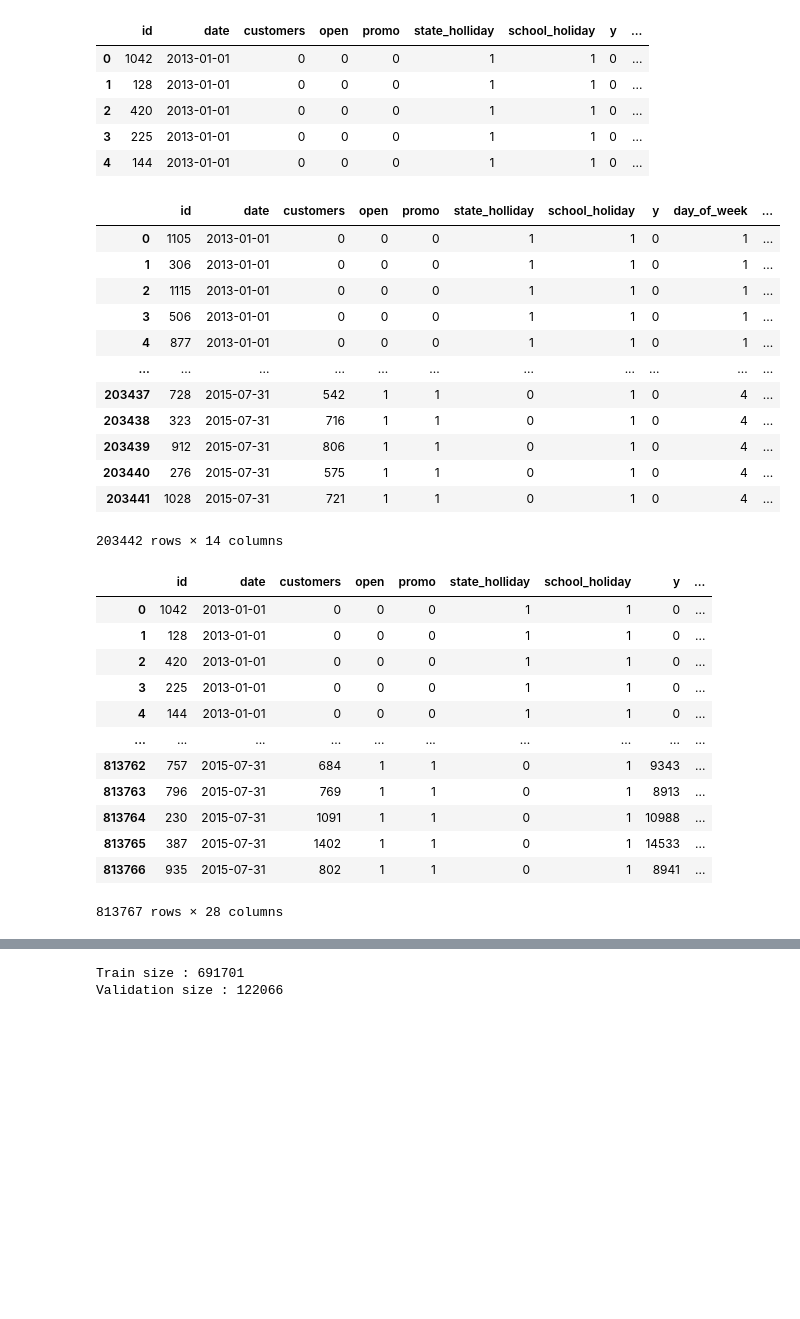
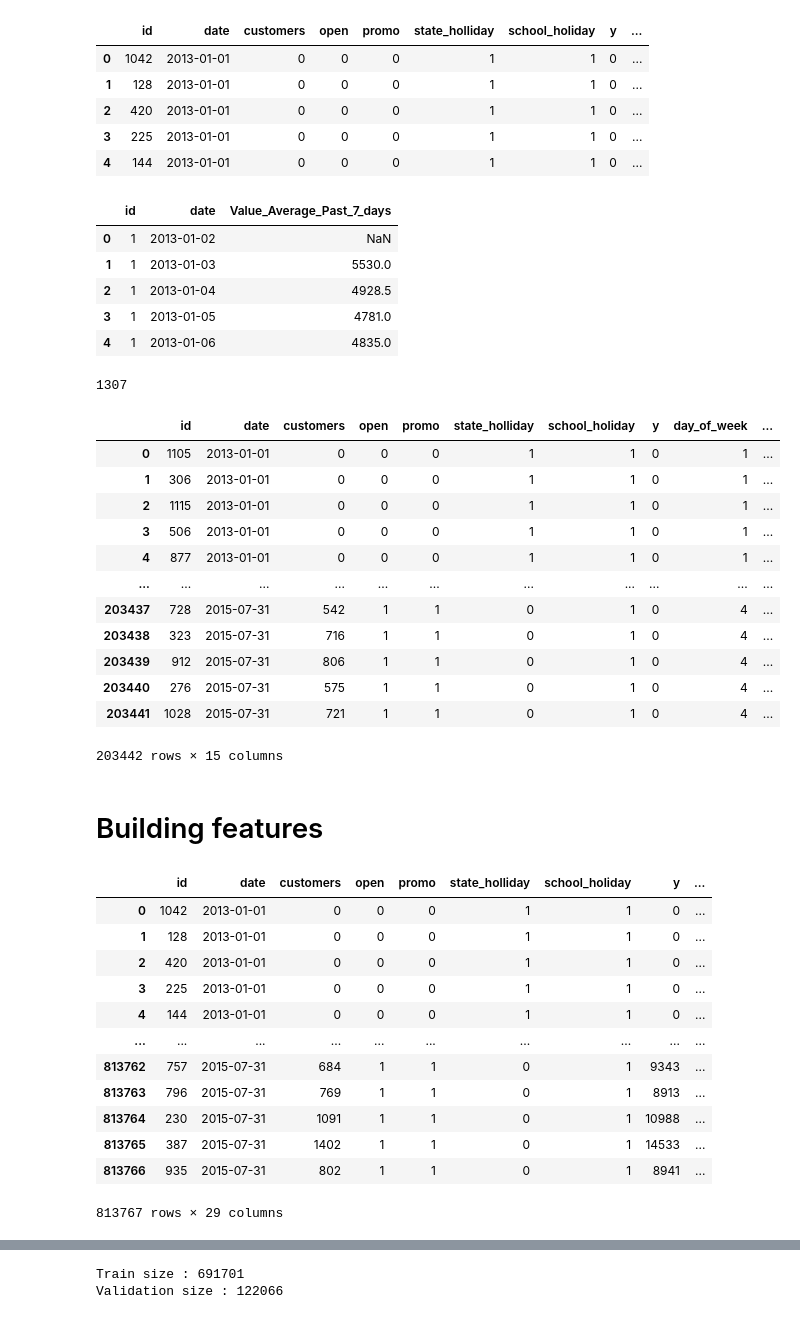
Before and after one commit to Omarbenjelloun915/ProjetData, a Jupyter notebook: ProjetDATA.ipynb, the cells around one changed output, grey strips where cells are left out. Saved outputs shown, nothing was run; the diff lists cells and outputs as text; code cells hidden in the pictures; blank space fills up the shorter version.

```diff
--- a/ProjetDATA.ipynb
+++ b/ProjetDATA.ipynb
@@ -250,6 +218,27 @@ train_df.head()
 | 2 | 420 | 2013-01-01 | 0 | 0 | 0 | 1 | 1 | 0 | ... |
 | 3 | 225 | 2013-01-01 | 0 | 0 | 0 | 1 | 1 | 0 | ... |
 | 4 | 144 | 2013-01-01 | 0 | 0 | 0 | 1 | 1 | 0 | ... |
+# %%
+# Rajout de y(dayofyear-7)
+
+train_df['date'] = pd.to_datetime(train_df['date'])
+test_df['date'] = pd.to_datetime(test_df['date'])
+df = train_df.groupby('id').apply(lambda x: x.set_index('date').resample('1D').first())
+df1 = df.groupby(level=0)['y'].apply(lambda x: x.shift().rolling(min_periods=1,window=7).mean()).reset_index(name='Value_Average_Past_7_days')
+display(df1.head())
+train_df = pd.merge(left = train_df , right = df1, on=['id','date'], how ='left')
+test_df = pd.merge(left = test_df , right = df1, on=['id','date'], how ='left')
+# %% [output]
+|  | id | date | Value_Average_Past_7_days |
+| 0 | 1 | 2013-01-02 | NaN |
+| 1 | 1 | 2013-01-03 | 5530.0 |
+| 2 | 1 | 2013-01-04 | 4928.5 |
+| 3 | 1 | 2013-01-05 | 4781.0 |
+| 4 | 1 | 2013-01-06 | 4835.0 |
+# %%
+train_df['Value_Average_Past_7_days'].isna().sum()
+# %% [output]
+1307
 # %%
 #Ratio = y/customers byday_of_week
 train_group = train_df.groupby(['id','day_of_week'])
@@ -281,12 +270,14 @@ test_df
 | 203439 | 912 | 2015-07-31 | 806 | 1 | 1 | 0 | 1 | 0 | 4 | ... |
 | 203440 | 276 | 2015-07-31 | 575 | 1 | 1 | 0 | 1 | 0 | 4 | ... |
 | 203441 | 1028 | 2015-07-31 | 721 | 1 | 1 | 0 | 1 | 0 | 4 | ... |
-203442 rows × 14 columns
+203442 rows × 15 columns
 # %%
 # Remove points with 0 Sales
 # Set Open = 0 when Sales = 0 OR Customers = 0
 # train_df.loc[ (train_df['customers']==0) | (train_df['y']==0) , 'open' ] = 0
 # train_df = train_df[train_df['open'] == 1]
+# %% [markdown]
+# Building features
 # %%
 pd.set_option('display.max_columns', None)
 # %%
@@ -297,26 +288,20 @@ def build_features(train = train_df, store = store_df):
     store['promo_interval'] = store['promo_interval'].astype('category').cat.codes
     train["state_holliday"] = train["state_holliday"].astype('category').cat.codes
 
-    store['store_type'] = pd.to_numeric(store['store_type'])
-    store['assortment'] = pd.to_numeric(store['assortment'])
-    train['state_holliday'] = pd.to_numeric(train['state_holliday'])
-
     merged = pd.merge(train, store, on='id', how='left')
 
-    # remove NaNs
-    NaN_replace = 0
-    merged.fillna(NaN_replace, inplace=True)
-
-    #merged['day_of_week'] = pd.to_datetime(merged['date']).dt.dayofweek
     merged['Year'] = pd.to_datetime(merged['date']).dt.year
     merged['Month'] = pd.to_datetime(merged['date']).dt.month
     merged['Day'] = pd.to_datetime(merged['date']).dt.day
     merged['Week'] = pd.to_datetime(merged['date']).dt.week
 
-    merged['Year'] = pd.to_numeric(merged['Year'])
-    merged['Month'] = pd.to_numeric(merged['Month'])
-    merged['Day'] = pd.to_numeric(merged['Day'])
-    merged['Week'] = pd.to_numeric(merged['Week'])
+#     merged.loc[(merged['Month'].isin([1,4,7,10])) & (merged['promo_interval'] == 0),'PromoInter'] = 1
+#     merged.loc[(merged['Month'].isin([2,5,8,11])) & (merged['promo_interval'] == 1) ,'PromoInter'] = 1
+#     merged.loc[(merged['Month'].isin([3,6,9,12])) & (merged['promo_interval'] == 2) ,'PromoInter'] = 1
+#     merged.loc[merged['promo_interval'] == -1 ,'PromoInter'] = -1
+    # remove NaNs
+    NaN_replace = 0
+    merged.fillna(NaN_replace, inplace=True)
 
     #merged = merged[merged['Month'] != 12] #Supprimer les valeurs du mois de Décembre
 
@@ -341,7 +326,7 @@ features
 | 813764 | 230 | 2015-07-31 | 1091 | 1 | 1 | 0 | 1 | 10988 | ... |
 | 813765 | 387 | 2015-07-31 | 1402 | 1 | 1 | 0 | 1 | 14533 | ... |
 | 813766 | 935 | 2015-07-31 | 802 | 1 | 1 | 0 | 1 | 8941 | ... |
-813767 rows × 28 columns
+813767 rows × 29 columns
 # %%
 #Remove outliers
 
```
Also changed, not shown: parts of 54 cells of this notebook, 1 other file.
